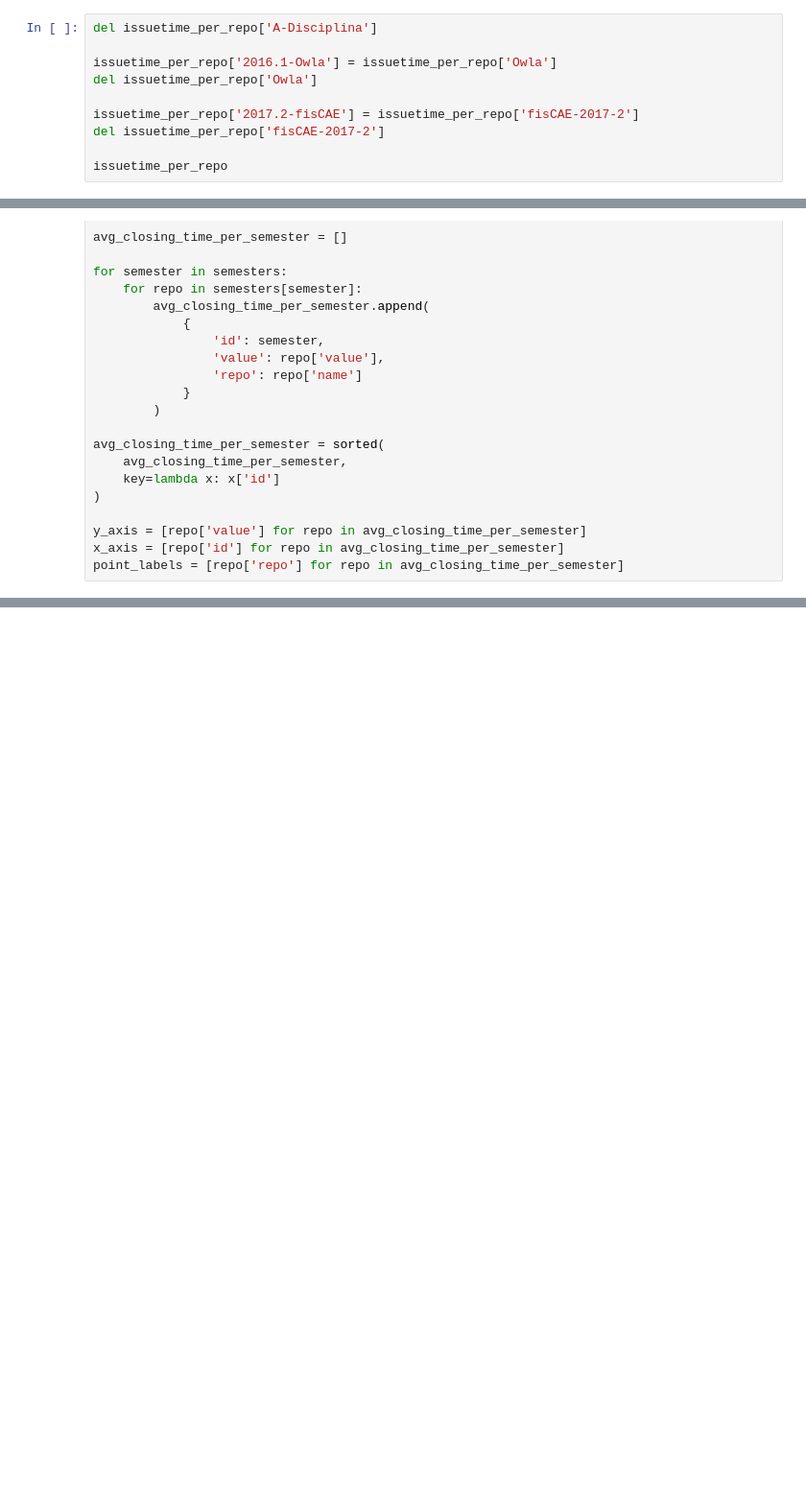
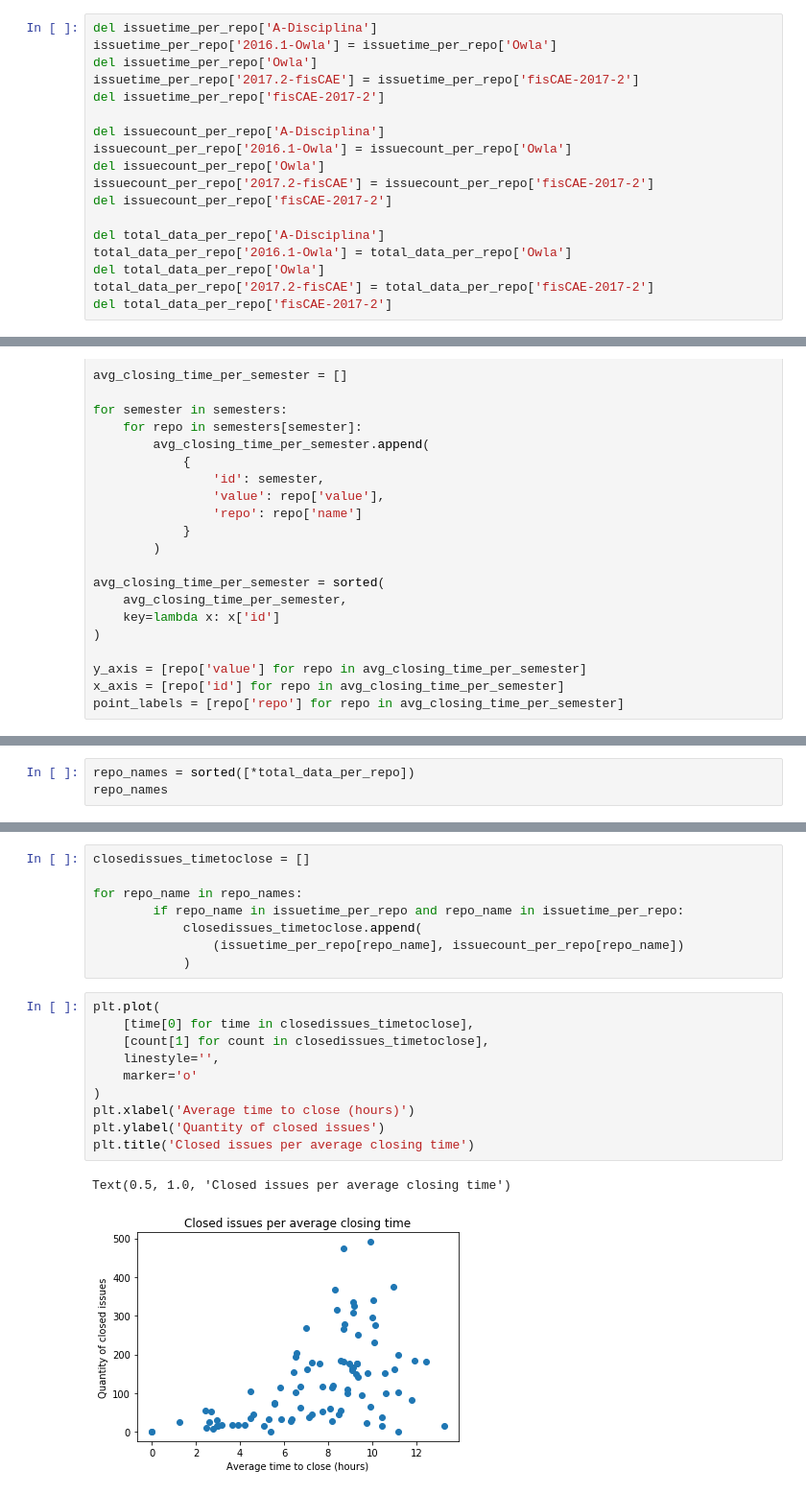
Before and after one commit to victorcmoura/floss-education-impact, a Jupyter notebook: FLOSSEducationImpact.ipynb, the cells around one changed output, grey strips where cells are left out. Shown at 96% size. Drawn from its saved outputs; the diff is of its cells as text; blank space fills up the shorter version.

```diff
--- a/FLOSSEducationImpact.ipynb
+++ b/FLOSSEducationImpact.ipynb
@@ -68,11 +71,19 @@ for repo in repos:
                 pickle.dump(total_data_per_repo[repo.name], f, pickle.HIGHEST_PROTOCOL)
 # %%
 del issuetime_per_repo['A-Disciplina']
-
 issuetime_per_repo['2016.1-Owla'] = issuetime_per_repo['Owla']
 del issuetime_per_repo['Owla']
-
 issuetime_per_repo['2017.2-fisCAE'] = issuetime_per_repo['fisCAE-2017-2']
 del issuetime_per_repo['fisCAE-2017-2']
 
-issuetime_per_repo
+del issuecount_per_repo['A-Disciplina']
+issuecount_per_repo['2016.1-Owla'] = issuecount_per_repo['Owla']
+del issuecount_per_repo['Owla']
+issuecount_per_repo['2017.2-fisCAE'] = issuecount_per_repo['fisCAE-2017-2']
+del issuecount_per_repo['fisCAE-2017-2']
+
+del total_data_per_repo['A-Disciplina']
+total_data_per_repo['2016.1-Owla'] = total_data_per_repo['Owla']
+del total_data_per_repo['Owla']
+total_data_per_repo['2017.2-fisCAE'] = total_data_per_repo['fisCAE-2017-2']
+del total_data_per_repo['fisCAE-2017-2']
@@ -181,0 +195,3 @@ Text(0.5, 1.0, 'Average time each repo took to close issue')
+# %%
+repo_names = sorted([*total_data_per_repo])
+repo_names
@@ -181,0 +216,21 @@ Text(0.5, 1.0, 'Average time each repo took to close issue')
+# %%
+closedissues_timetoclose = []
+
+for repo_name in repo_names:
+        if repo_name in issuetime_per_repo and repo_name in issuetime_per_repo:
+            closedissues_timetoclose.append(
+                (issuetime_per_repo[repo_name], issuecount_per_repo[repo_name])
+            )
+# %%
+plt.plot(
+    [time[0] for time in closedissues_timetoclose],
+    [count[1] for count in closedissues_timetoclose],
+    linestyle='',
+    marker='o'
+)
+plt.xlabel('Average time to close (hours)')
+plt.ylabel('Quantity of closed issues')
+plt.title('Closed issues per average closing time')
+# %% [output]
+Text(0.5, 1.0, 'Closed issues per average closing time')
+[figure, added]
```
Also changed, not shown: parts of 9 cells of this notebook.
